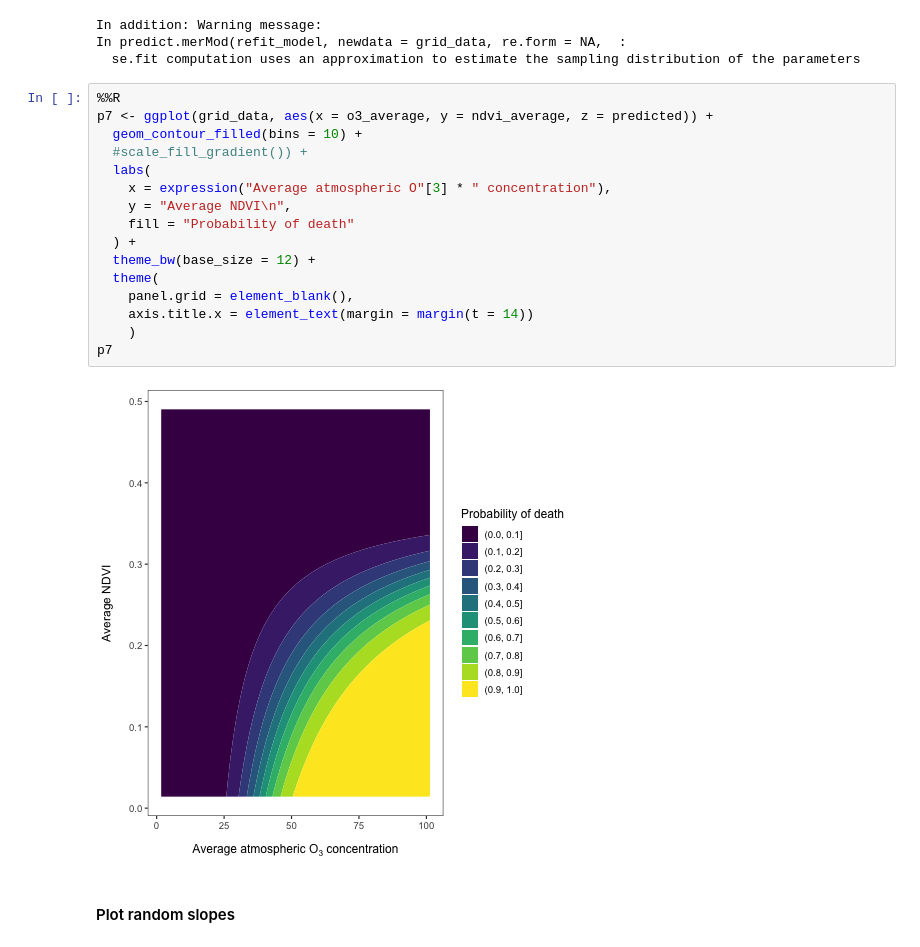
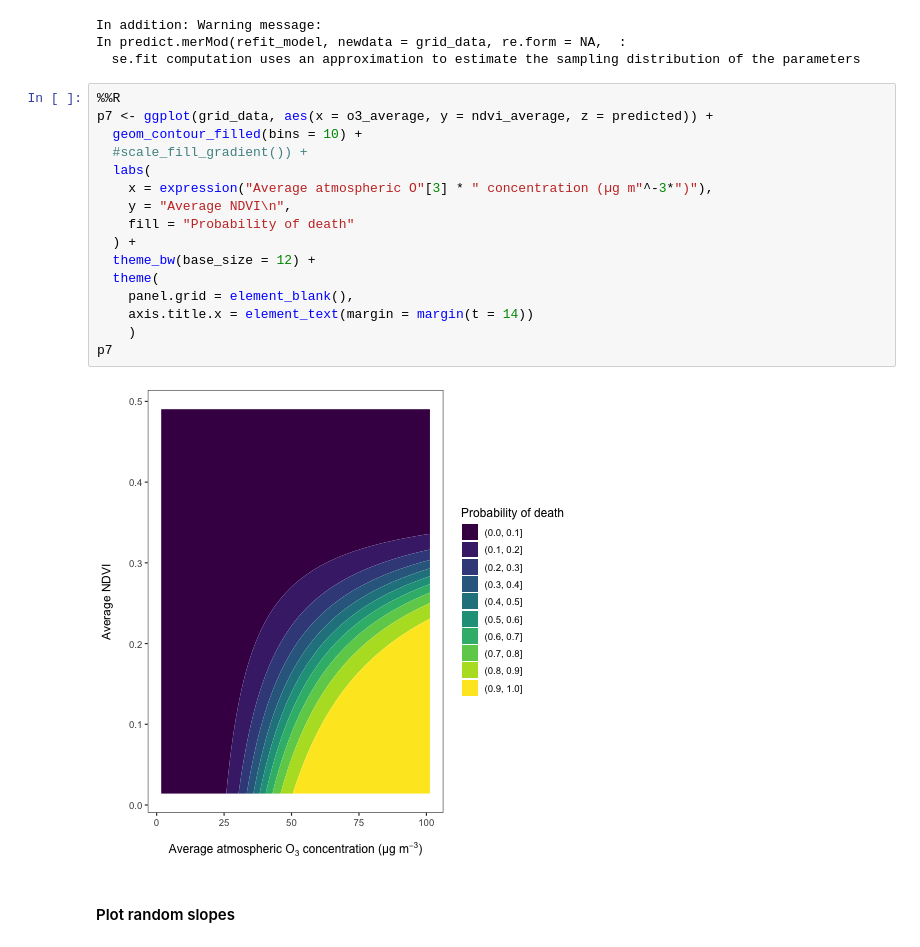
Before and after one commit to Nectar-Technologies/ledge-nectar, a Jupyter notebook: aqi/notebooks/04_plot_GLMM.ipynb, the cells around one changed output. Cells and saved outputs as stored; diff of their text form.

Commit message:
fix-- update GLMM plot

```diff
--- a/aqi/notebooks/04_plot_GLMM.ipynb
+++ b/aqi/notebooks/04_plot_GLMM.ipynb
@@ -511,21 +511,21 @@ In predict.merMod(refit_model, newdata = grid_data, re.form = NA,  :
 # %%
 %%R
 p7 <- ggplot(grid_data, aes(x = o3_average, y = ndvi_average, z = predicted)) +
   geom_contour_filled(bins = 10) +
   #scale_fill_gradient()) +
   labs(
-    x = expression("Average atmospheric O"[3] * " concentration"),
+    x = expression("Average atmospheric O"[3] * " concentration (µg m"^-3*")"),
     y = "Average NDVI\n",
     fill = "Probability of death"
   ) +
   theme_bw(base_size = 12) +
   theme(
     panel.grid = element_blank(),
     axis.title.x = element_text(margin = margin(t = 14))
     )
 p7
 # %% [output]
-[figure, old version]
+[figure, new version]
 # %% [markdown]
 #### Plot random slopes
 # %% [markdown]
```
Also changed, not shown: parts of 2 cells of this notebook.
